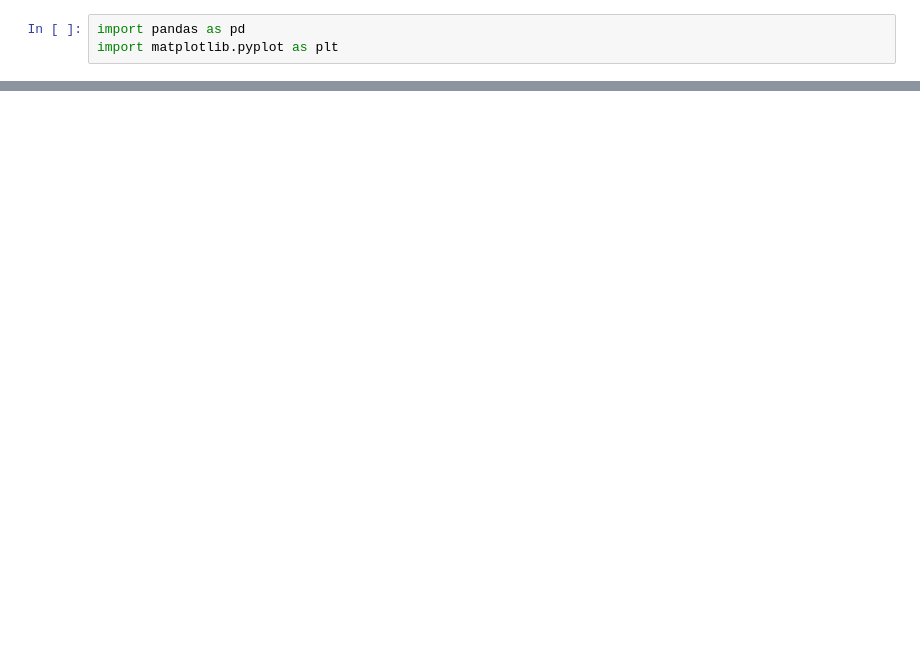
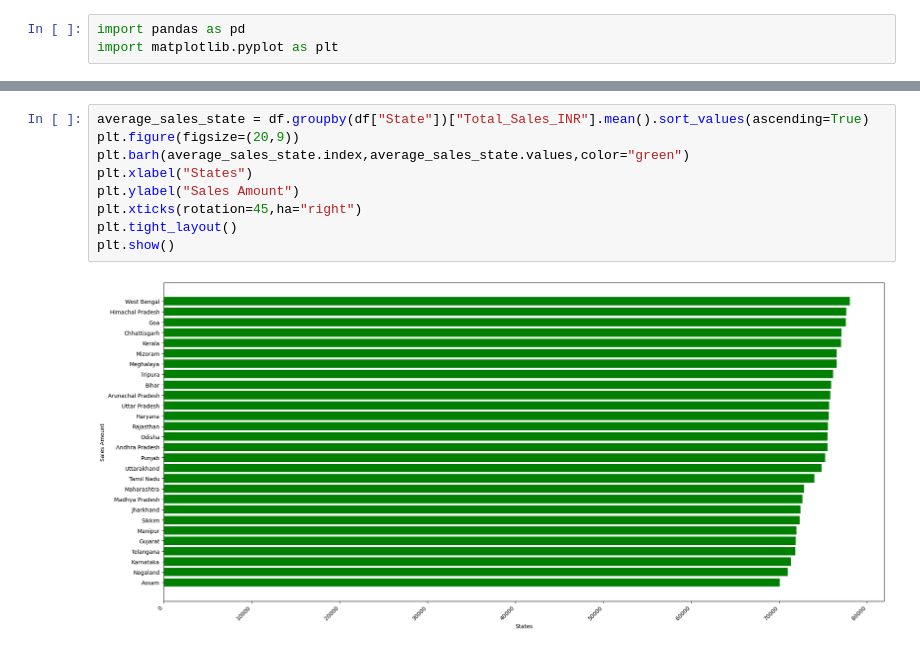
Before and after one commit to Aniket07Parida/Amazon-Sales, a Jupyter notebook: Amazon_Sales.ipynb, the cells around one changed output, grey strips where cells are left out. Saved outputs shown, nothing was run; the diff lists cells and outputs as text; blank space fills up the shorter version.

Commit message:
total_sales data

```diff
--- a/Amazon_Sales.ipynb
+++ b/Amazon_Sales.ipynb
@@ -17,0 +211,11 @@ OperationalError: ('08001', '[08001] [Microsoft][ODBC Driver 17 for SQL Server]S
+# %%
+average_sales_state = df.groupby(df["State"])["Total_Sales_INR"].mean().sort_values(ascending=True)
+plt.figure(figsize=(20,9))
+plt.barh(average_sales_state.index,average_sales_state.values,color="green")
+plt.xlabel("States")
+plt.ylabel("Sales Amount")
+plt.xticks(rotation=45,ha="right")
+plt.tight_layout()
+plt.show()
+# %% [output]
+[figure, added]
```
Also changed, not shown: parts of 14 cells of this notebook.
